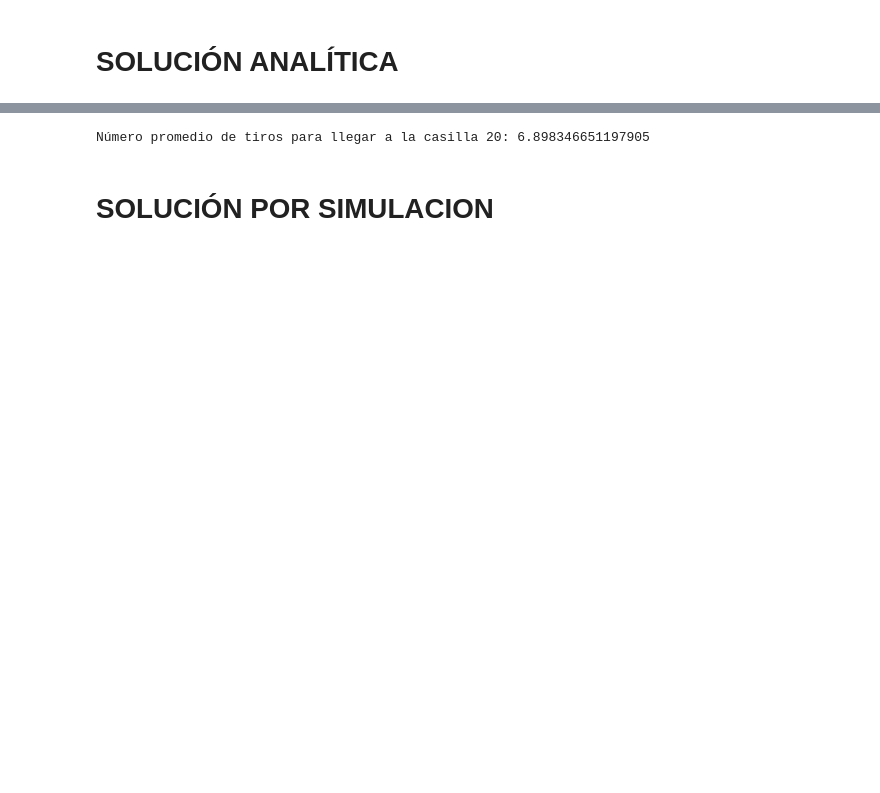
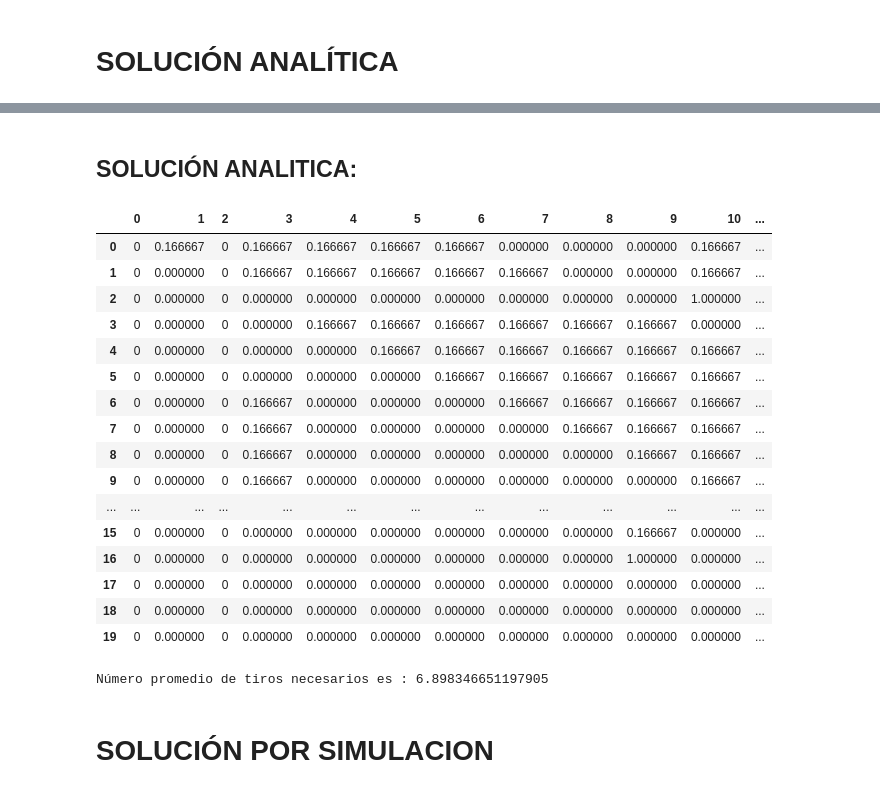
Before and after one commit to Gustavo-Ros/Simulaci-n-2, a Jupyter notebook: Serpientes_escaleras.ipynb, the cells around one changed output, grey strips where cells are left out. Saved outputs shown, nothing was run; the diff lists cells and outputs as text; code cells hidden in the pictures; blank space fills up the shorter version.

```diff
--- a/Serpientes_escaleras.ipynb
+++ b/Serpientes_escaleras.ipynb
@@ -29,22 +36,39 @@ El código proporciona una forma de calcular el número promedio de transiciones
+# %% [markdown]
+## SOLUCIÓN ANALITICA:
+# %%
+import numpy as np
+import pandas as pd
+matriz = 'matriz.xlsx'  # Matriz trasnsición escrita en Excel
+df = pd.read_excel(matriz, header=None)
+df.head(20)
+# %% [output]
+|  | 0 | 1 | 2 | 3 | 4 | 5 | 6 | 7 | 8 | 9 | 10 | ... |
+| 0 | 0 | 0.166667 | 0 | 0.166667 | 0.166667 | 0.166667 | 0.166667 | 0.000000 | 0.000000 | 0.000000 | 0.166667 | ... |
+| 1 | 0 | 0.000000 | 0 | 0.166667 | 0.166667 | 0.166667 | 0.166667 | 0.166667 | 0.000000 | 0.000000 | 0.166667 | ... |
+| 2 | 0 | 0.000000 | 0 | 0.000000 | 0.000000 | 0.000000 | 0.000000 | 0.000000 | 0.000000 | 0.000000 | 1.000000 | ... |
+| 3 | 0 | 0.000000 | 0 | 0.000000 | 0.166667 | 0.166667 | 0.166667 | 0.166667 | 0.166667 | 0.166667 | 0.000000 | ... |
+| 4 | 0 | 0.000000 | 0 | 0.000000 | 0.000000 | 0.166667 | 0.166667 | 0.166667 | 0.166667 | 0.166667 | 0.166667 | ... |
+| 5 | 0 | 0.000000 | 0 | 0.000000 | 0.000000 | 0.000000 | 0.166667 | 0.166667 | 0.166667 | 0.166667 | 0.166667 | ... |
+| 6 | 0 | 0.000000 | 0 | 0.166667 | 0.000000 | 0.000000 | 0.000000 | 0.166667 | 0.166667 | 0.166667 | 0.166667 | ... |
+| 7 | 0 | 0.000000 | 0 | 0.166667 | 0.000000 | 0.000000 | 0.000000 | 0.000000 | 0.166667 | 0.166667 | 0.166667 | ... |
+| 8 | 0 | 0.000000 | 0 | 0.166667 | 0.000000 | 0.000000 | 0.000000 | 0.000000 | 0.000000 | 0.166667 | 0.166667 | ... |
+| 9 | 0 | 0.000000 | 0 | 0.166667 | 0.000000 | 0.000000 | 0.000000 | 0.000000 | 0.000000 | 0.000000 | 0.166667 | ... |
+| ... | ... | ... | ... | ... | ... | ... | ... | ... | ... | ... | ... | ... |
+| 15 | 0 | 0.000000 | 0 | 0.000000 | 0.000000 | 0.000000 | 0.000000 | 0.000000 | 0.000000 | 0.166667 | 0.000000 | ... |
+| 16 | 0 | 0.000000 | 0 | 0.000000 | 0.000000 | 0.000000 | 0.000000 | 0.000000 | 0.000000 | 1.000000 | 0.000000 | ... |
+| 17 | 0 | 0.000000 | 0 | 0.000000 | 0.000000 | 0.000000 | 0.000000 | 0.000000 | 0.000000 | 0.000000 | 0.000000 | ... |
+| 18 | 0 | 0.000000 | 0 | 0.000000 | 0.000000 | 0.000000 | 0.000000 | 0.000000 | 0.000000 | 0.000000 | 0.000000 | ... |
+| 19 | 0 | 0.000000 | 0 | 0.000000 | 0.000000 | 0.000000 | 0.000000 | 0.000000 | 0.000000 | 0.000000 | 0.000000 | ... |
 # %%
-import numpy as np
-import pandas as pd
 
-# Cargar la matriz de transición desde el archivo Excel en Google Colab
-# Asegúrate de haber subido el archivo a Colab
-ruta_archivo = 'matriz.xlsx'  # nombre del archivo que subiste
-df = pd.read_excel(ruta_archivo, header=None)
-P = df.to_numpy()
+P = df.to_numpy()    # Pasa de dataframa a rreglo numpy
+n = P.shape[0]       # Tamaño de matriz
 
-# Asegúrate de que P es una matriz de 20x20
-n = P.shape[0]
+edo_absorbente = n - 1  # Casilla 20 (indice 19)
+Q = P[np.arange(n) != edo_absorbente][:, np.arange(n) != edo_absorbente]
 
-# Identificar los estados absorbentes (en este caso, la casilla 20)
-absorbing_state = n - 1  # estado 20 (índice 19)
-Q = P[np.arange(n) != absorbing_state][:, np.arange(n) != absorbing_state]
-
-# Identificar los estados no absorbentes
-non_absorbing_states = np.arange(n - 1)
+# Estados no absorbentes
+edo_no_absorbente = np.arange(n - 1)
 
 # Calcular el tiempo de absorción
 I = np.eye(Q.shape[0])  # Matriz identidad de tamaño Q
@@ -53,8 +77,7 @@ N = np.linalg.inv(I - Q)  # Matriz de absorción
 # Sumar las filas de N para obtener el tiempo esperado de absorción desde cada estado
 expected_times = N.sum(axis=1)
 
-# Obtener el tiempo promedio desde el estado inicial (casilla 1, índice 0)
-tiros_promedio = expected_times[0]  # tiempo promedio desde la casilla 1
-print(f'Número promedio de tiros para llegar a la casilla 20: {tiros_promedio}')
+tiros_promedio = expected_times[0]  # tiempo promedio desde la casilla 1 hasta la casilla 20
+print(f'Número promedio de tiros necesarios es : {tiros_promedio}')
 # %% [output]
-Número promedio de tiros para llegar a la casilla 20: 6.898346651197905
+Número promedio de tiros necesarios es : 6.898346651197905
```
Also changed, not shown: parts of 9 cells of this notebook.
